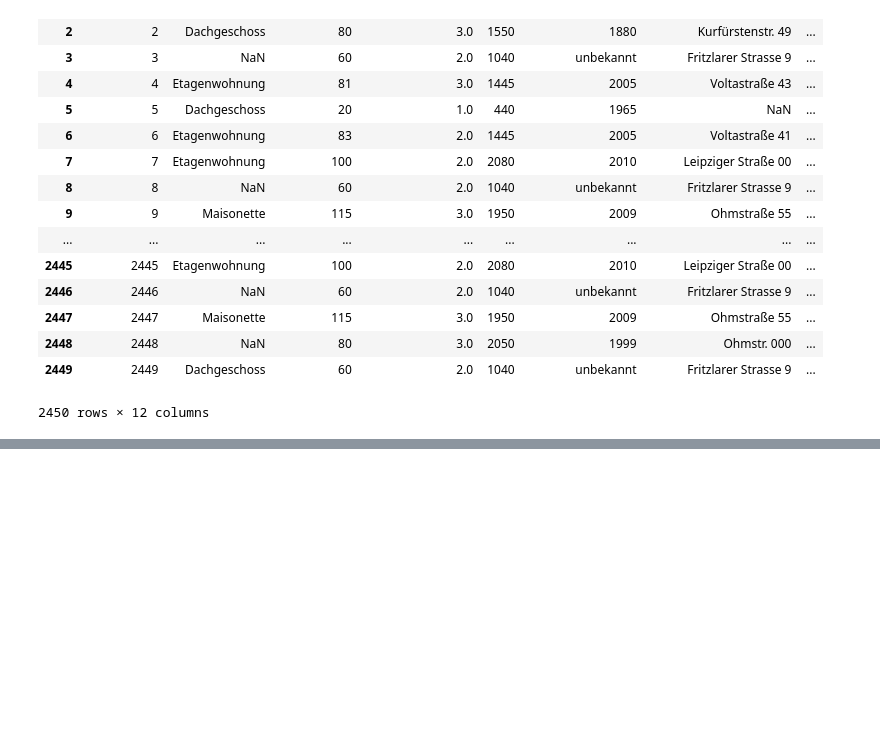
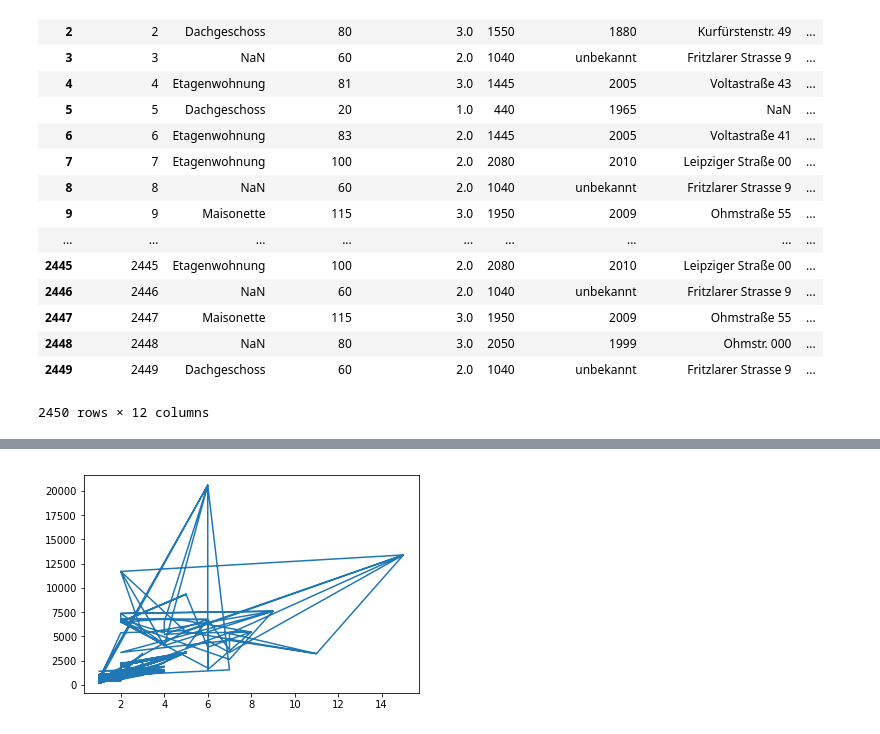
Before and after one commit to TiffanyHsuuuu/machine_learning, a Jupyter notebook: Rented Apartment.ipynb, the cells around one changed output, grey strips where cells are left out. Saved outputs shown, nothing was run; the diff lists cells and outputs as text; code cells hidden in the pictures; blank space fills up the shorter version.

```diff
--- a/Rented Apartment.ipynb
+++ b/Rented Apartment.ipynb
@@ -142,0 +195,5 @@ df.to_csv("new_data2.csv", sep='\t', encoding='utf-8')
+# %%
+# make a list of missing value
+missing_value = ["NaN", "unbekannt", ""]
+df = pd.read_csv("data2.csv", na_values = missing_value)
+df
@@ -142,0 +219,5 @@ df.to_csv("new_data2.csv", sep='\t', encoding='utf-8')
+# %%
+# replace NaN with Median
+median = df['number_of_rooms'].median()
+df['number_of_rooms'].fillna(median, inplace=True)
+df
@@ -142,0 +243,7 @@ df.to_csv("new_data2.csv", sep='\t', encoding='utf-8')
+# %%
+axis_x = df["number_of_rooms"]
+axis_y = df["rent"]
+plt.plot(axis_x, axis_y)
+plt.show()
+# %% [output]
+[figure, added]
```
Also changed, not shown: parts of 12 cells of this notebook, 1 other file.
